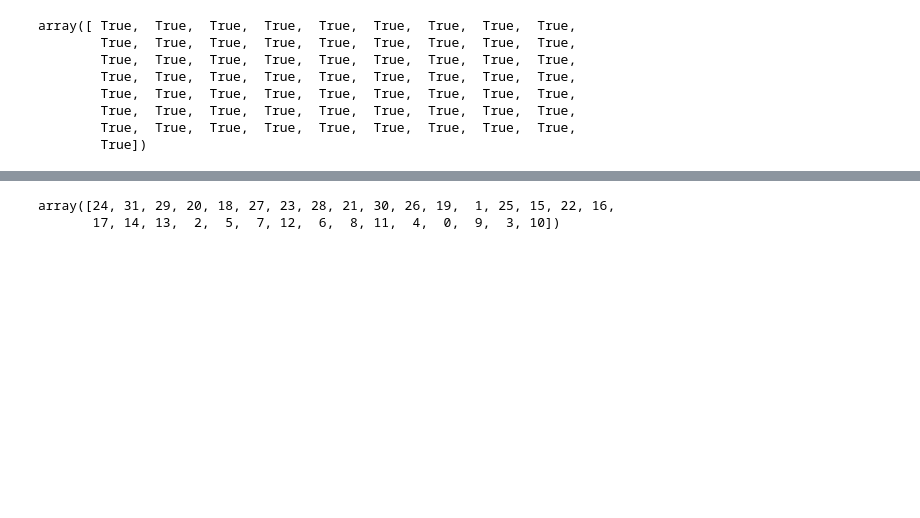
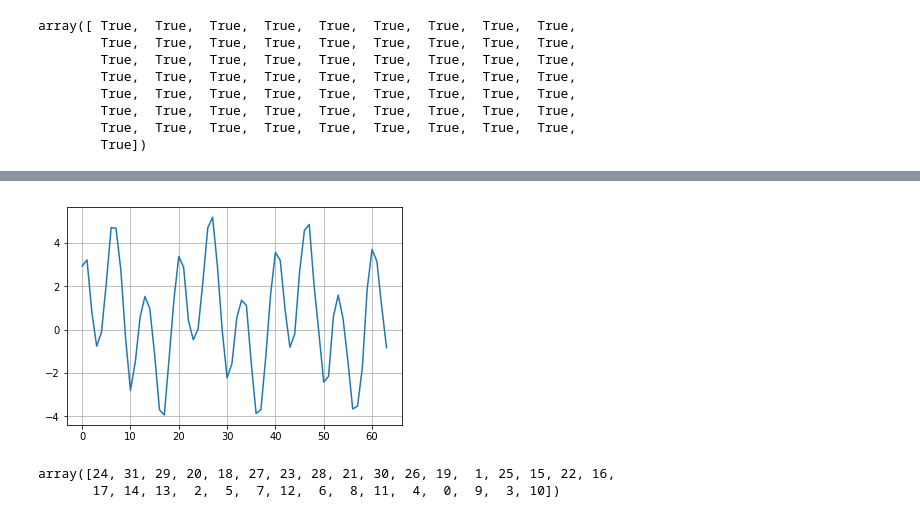
Before and after one commit to doppelgenkan/activity, a Jupyter notebook: frequency_analysis/FFT_easy_theory.ipynb, the cells around one changed output, grey strips where cells are left out. Saved outputs shown, nothing was run; the diff lists cells and outputs as text; code cells hidden in the pictures; blank space fills up the shorter version.

```diff
--- a/frequency_analysis/FFT_easy_theory.ipynb
+++ b/frequency_analysis/FFT_easy_theory.ipynb
@@ -509,0 +492,2 @@ Type:      function
+# %%
+F_x[32]=0
@@ -510,3 +514,8 @@ Type:      function
+# %%
+plt.plot(np.real(np.fft.ifft(F_x)*len(F_x)))
+plt.grid()
+# %% [output]
+[figure, added]
 # %%
 np.argsort(P_x[:32])
 # %% [output]
```
Also changed, not shown: parts of 15 cells of this notebook.
